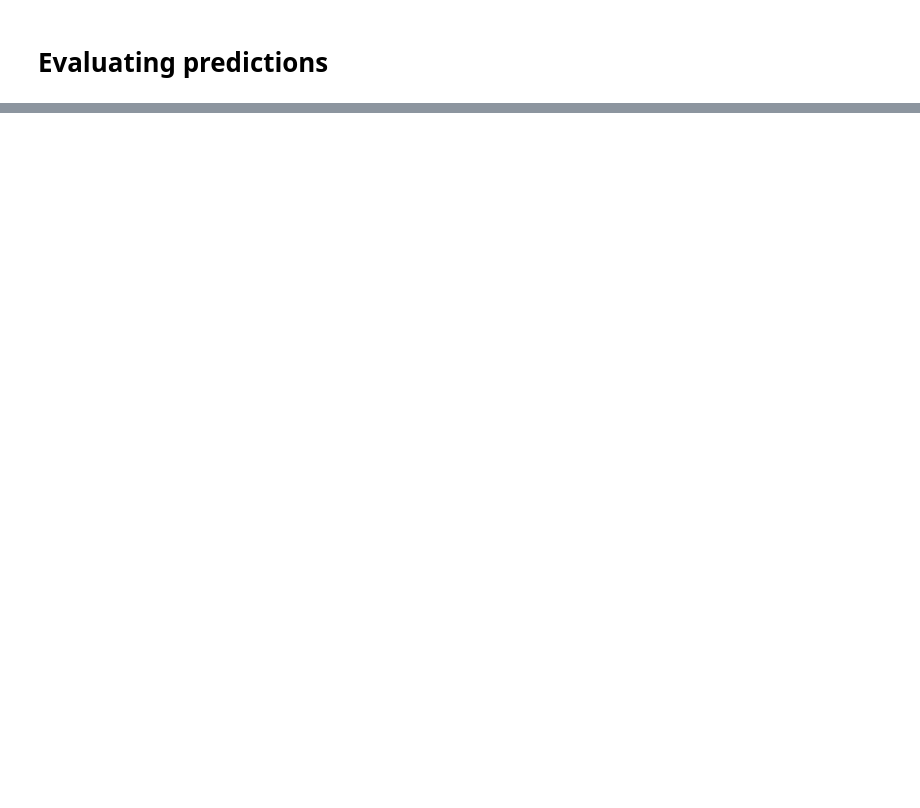
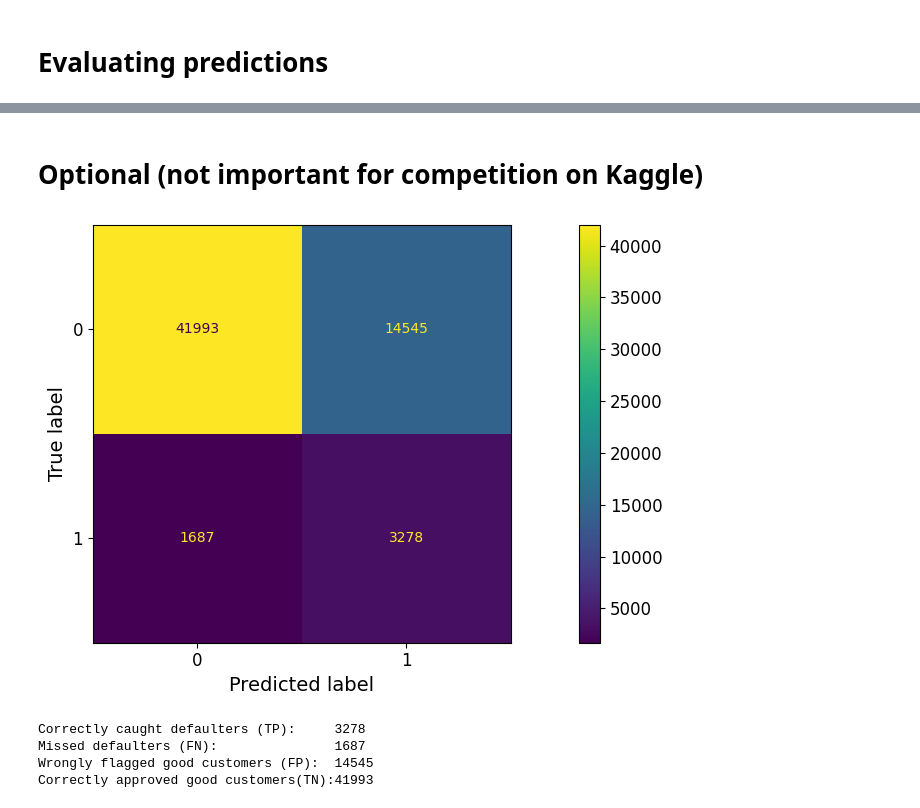
Before and after one commit to cristian0831/ML_proyects, a Jupyter notebook: Classification/credit_risk/home_credit_risk.ipynb, the cells around one changed output, grey strips where cells are left out. Drawn from its saved outputs; the diff is of its cells as text; code cells hidden in the pictures; blank space fills up the shorter version.

```diff
--- a/Classification/credit_risk/home_credit_risk.ipynb
+++ b/Classification/credit_risk/home_credit_risk.ipynb
@@ -886,0 +893,27 @@ Top 20 features:
+# %% [markdown]
+# Optional (not important for competition on Kaggle)
+# %%
+# Interpretation of confussion matrix
+
+fig, axs = plt.subplots(figsize=(14, 5))
+y_pred_xgb = xgb_cl.predict(val_prepared)
+cm = confusion_matrix(y_val, y_pred_xgb)
+ConfusionMatrixDisplay(cm).plot(ax=axs)
+ax.set_title(f"XGBoost\n"
+                 f"TN={cm[0,0]} FP={cm[0,1]}\n"
+                 f"FN={cm[1,0]} TP={cm[1,1]}")
+
+plt.tight_layout()
+plt.show()
+
+tn, fp, fn, tp = confusion_matrix(y_val, y_pred_xgb).ravel()
+print(f"Correctly caught defaulters (TP):     {tp}")
+print(f"Missed defaulters (FN):               {fn}")
+print(f"Wrongly flagged good customers (FP):  {fp}")
+print(f"Correctly approved good customers(TN):{tn}")
+# %% [output]
+[figure, added]
+Correctly caught defaulters (TP):     3278
+Missed defaulters (FN):               1687
+Wrongly flagged good customers (FP):  14545
+Correctly approved good customers(TN):41993
```
Also changed, not shown: parts of 35 cells of this notebook, 1 other file.
